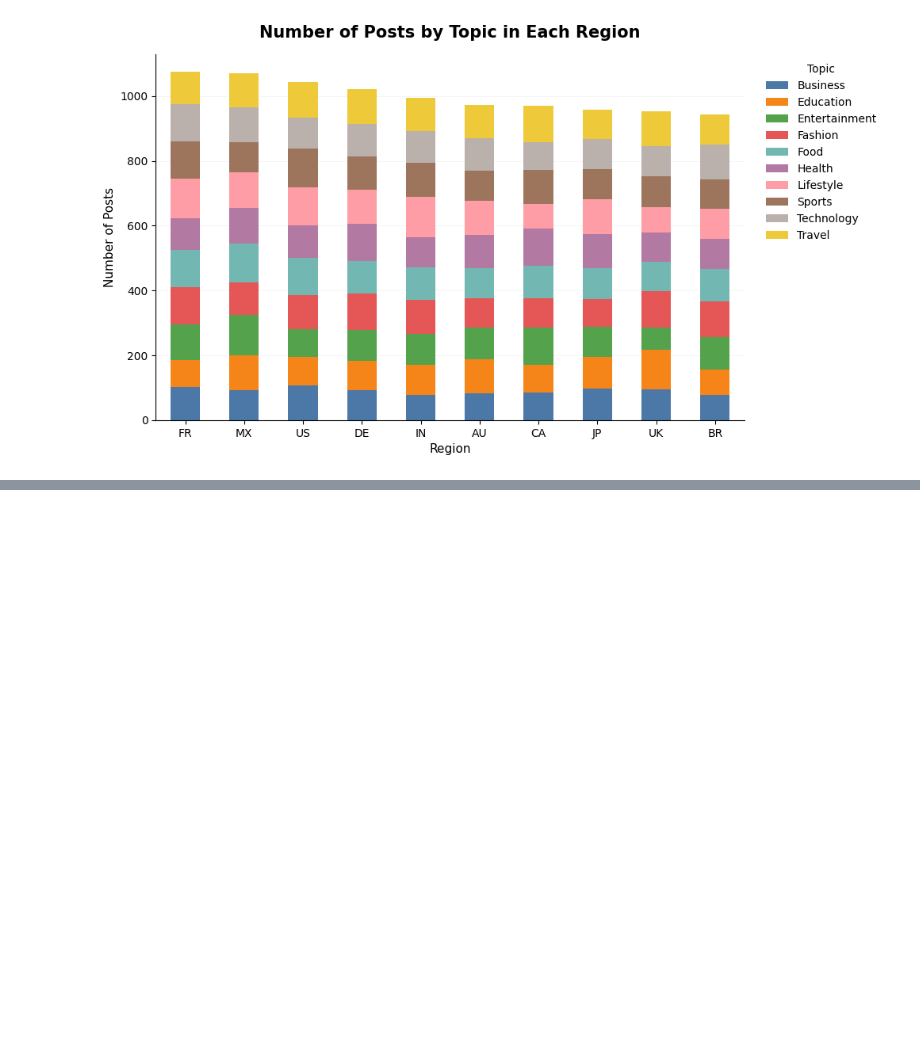
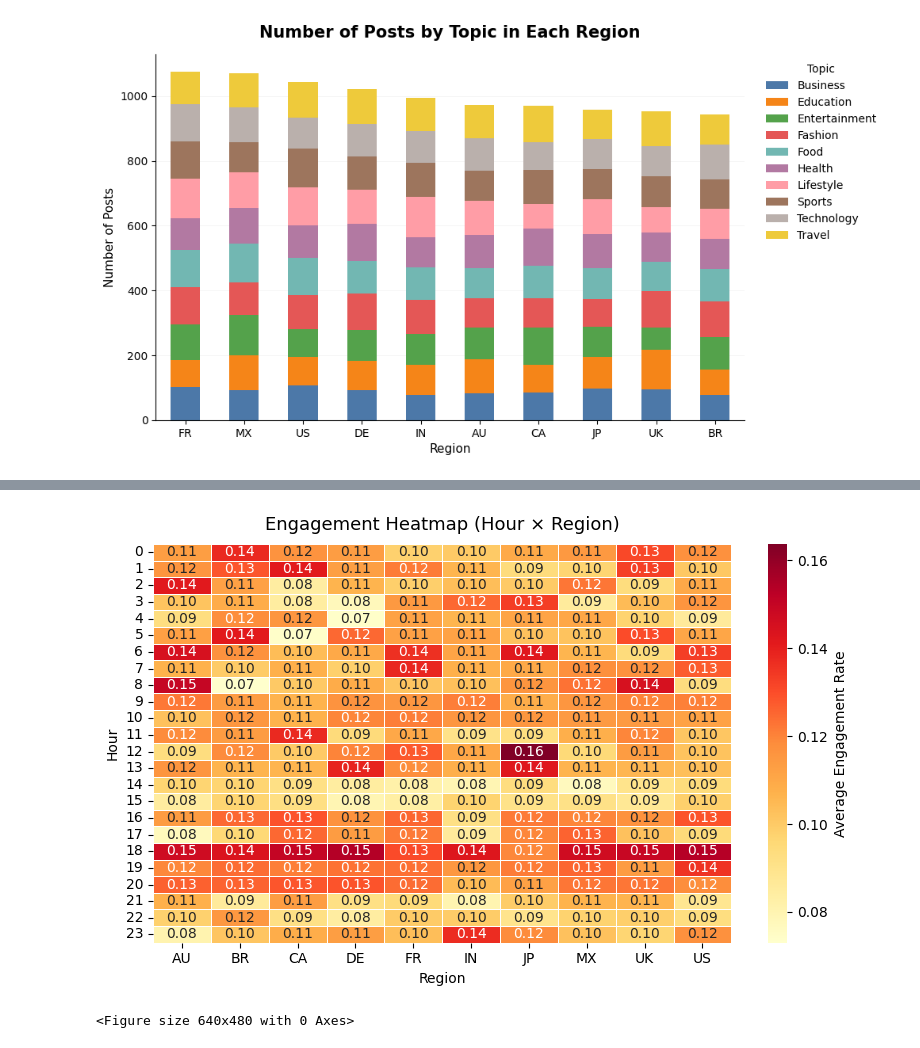
Before and after one commit to fathir1014/EDA-1-Social-Media-Performance, a Jupyter notebook: main.ipynb, the cells around one changed output, grey strips where cells are left out. Cells and saved outputs as stored; diff of their text form; code cells hidden in the pictures; blank space fills up the shorter version.

Commit message:
Update analysis and adding more image

```diff
--- a/main.ipynb
+++ b/main.ipynb
@@ -725,3 +725,11 @@ filepath = os.path.join(folder, 'Number of Posts by Topic in Each Region.png')
 plt.savefig(filepath, dpi=600, bbox_inches='tight', facecolor='white')
 # %% [output]
 [figure]
+# %%
+pivot = df.pivot_table(
+    values='engagement_rate',
+    index='hour',
+    columns='region',
+    aggfunc='mean'
+)
+pivot
@@ -727,0 +755,26 @@ plt.savefig(filepath, dpi=600, bbox_inches='tight', facecolor='white')
+# %%
+plt.figure(figsize=(8,5))
+
+sns.heatmap(
+    pivot,
+    cmap='YlOrRd',      # kuning → merah (intuitif: makin merah makin tinggi)
+    linewidths=0.5,     # garis antar kotak biar kebaca
+    annot=True,         # tampilkan angka
+    fmt=".2f",          # format angka 2 desimal
+    cbar_kws={'label': 'Average Engagement Rate'}
+)
+
+plt.title('Engagement Heatmap (Hour × Region)', fontsize=13, pad=10)
+plt.xlabel('Region')
+plt.ylabel('Hour')
+
+plt.tight_layout()
+plt.show()
+
+folder = 'img'
+os.makedirs(folder, exist_ok=True)
+filepath = os.path.join(folder, 'Engagement Heatmap (Hour × Region).png')
+plt.savefig(filepath, dpi=600, bbox_inches='tight', facecolor='white')
+# %% [output]
+[figure, added]
+<Figure size 640x480 with 0 Axes>
```
Also changed, not shown: parts of 3 cells of this notebook, 2 other files.
